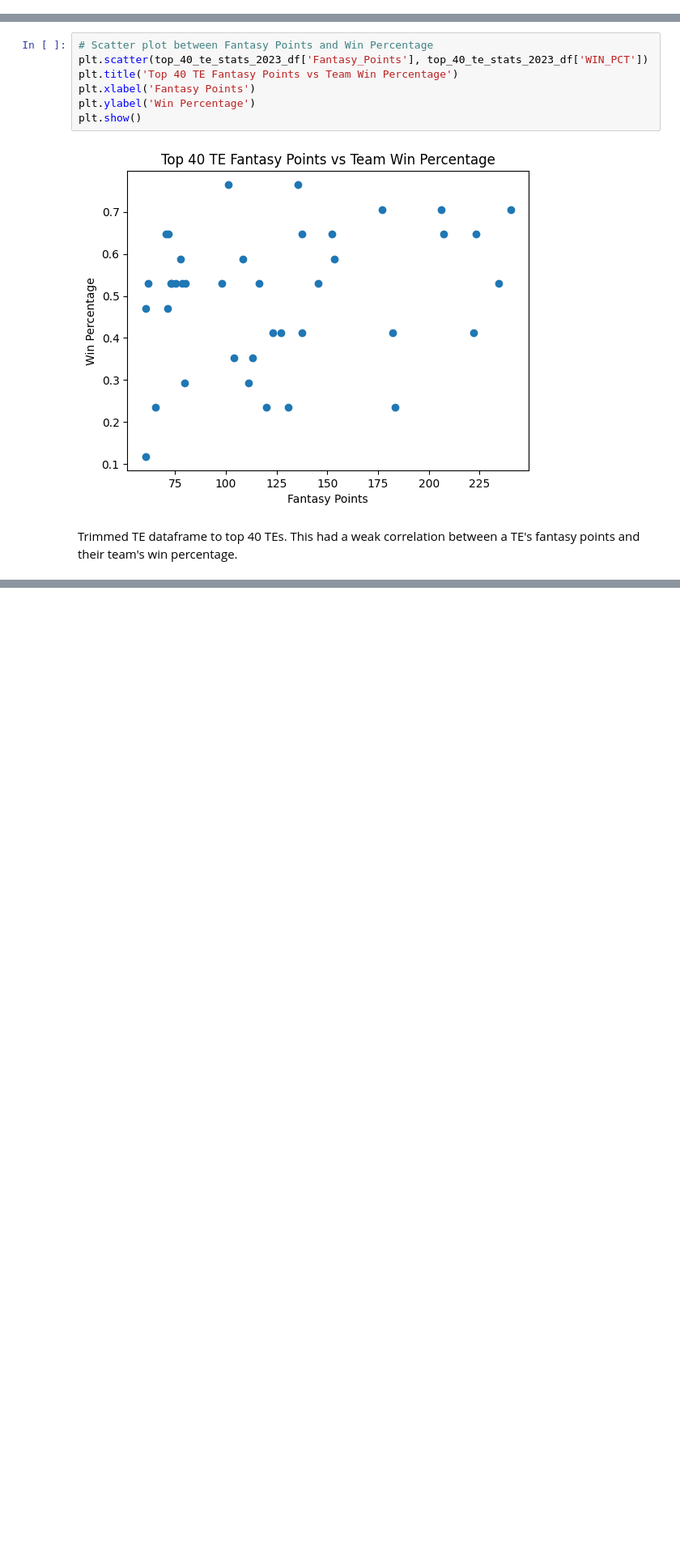
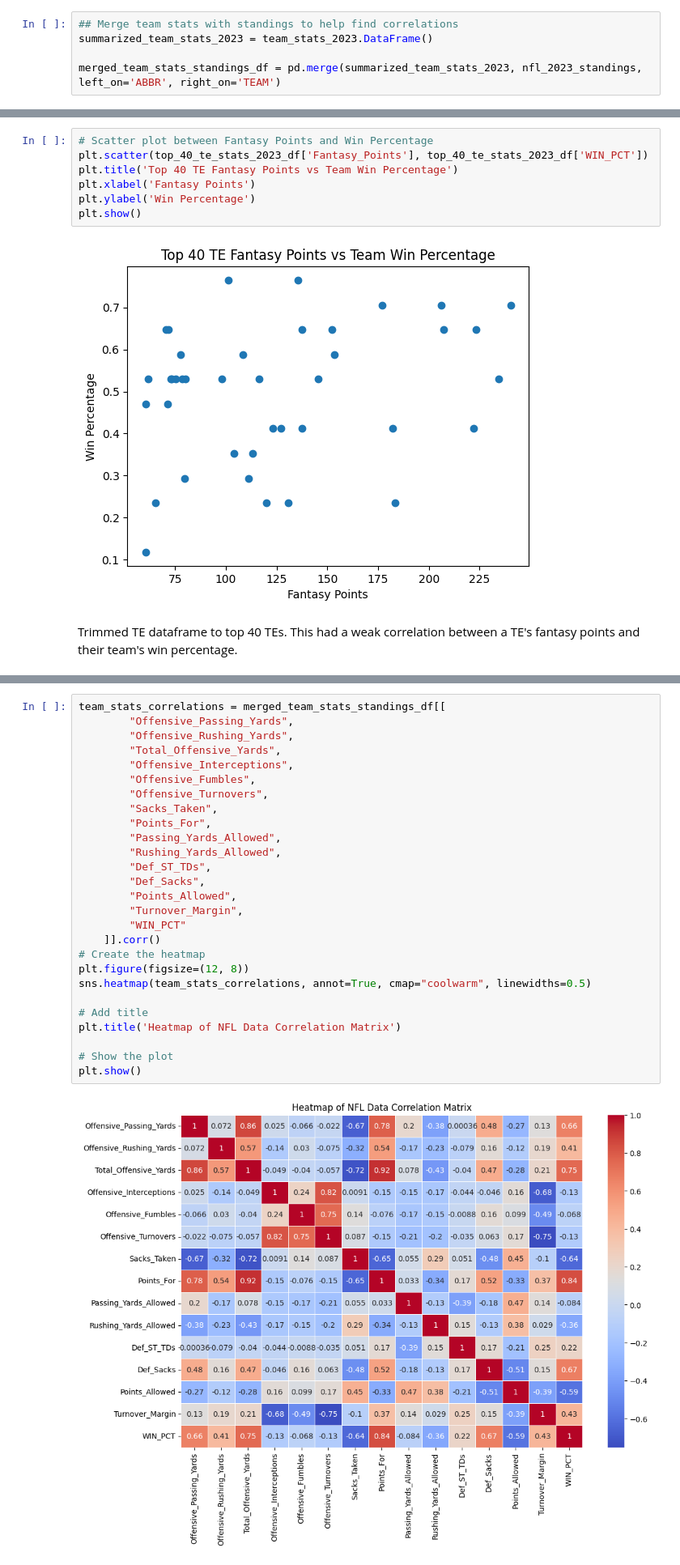
Before and after one commit to jrdeso/NFL-Analytics, a Jupyter notebook: Notebooks/Exploratory Analysis/2023 Season Intro Investigation.ipynb, the cells around one changed output, grey strips where cells are left out. Shown at 81% size. Saved outputs shown, nothing was run; the diff lists cells and outputs as text; blank space fills up the shorter version.

```diff
--- a/Notebooks/Exploratory Analysis/2023 Season Intro Investigation.ipynb
+++ b/Notebooks/Exploratory Analysis/2023 Season Intro Investigation.ipynb
@@ -286,3 +352,8 @@ te_stats_2023_df = merged_player_stats_standings_df[merged_player_stats_standing
+# %%
+## Merge team stats with standings to help find correlations
+summarized_team_stats_2023 = team_stats_2023.DataFrame()
+
+merged_team_stats_standings_df = pd.merge(summarized_team_stats_2023, nfl_2023_standings, left_on='ABBR', right_on='TEAM')
 # %% [markdown]
 ## 3. Exploratory Data Analysis
 # %% [markdown]
@@ -386,0 +465,29 @@ Trimmed TE dataframe to top 40 TEs. This had a weak correlation between a TE's f
+# %%
+team_stats_correlations = merged_team_stats_standings_df[[
+        "Offensive_Passing_Yards",
+        "Offensive_Rushing_Yards",
+        "Total_Offensive_Yards",
+        "Offensive_Interceptions",
+        "Offensive_Fumbles",
+        "Offensive_Turnovers",
+        "Sacks_Taken",
+        "Points_For",
+        "Passing_Yards_Allowed",
+        "Rushing_Yards_Allowed",
+        "Def_ST_TDs",
+        "Def_Sacks",
+        "Points_Allowed",
+        "Turnover_Margin",
+        "WIN_PCT"
+    ]].corr()
+# Create the heatmap
+plt.figure(figsize=(12, 8))
+sns.heatmap(team_stats_correlations, annot=True, cmap="coolwarm", linewidths=0.5)
+
+# Add title
+plt.title('Heatmap of NFL Data Correlation Matrix')
+
+# Show the plot
+plt.show()
+# %% [output]
+[figure, added]
```
Also changed, not shown: parts of 6 cells of this notebook, 5 other files.
